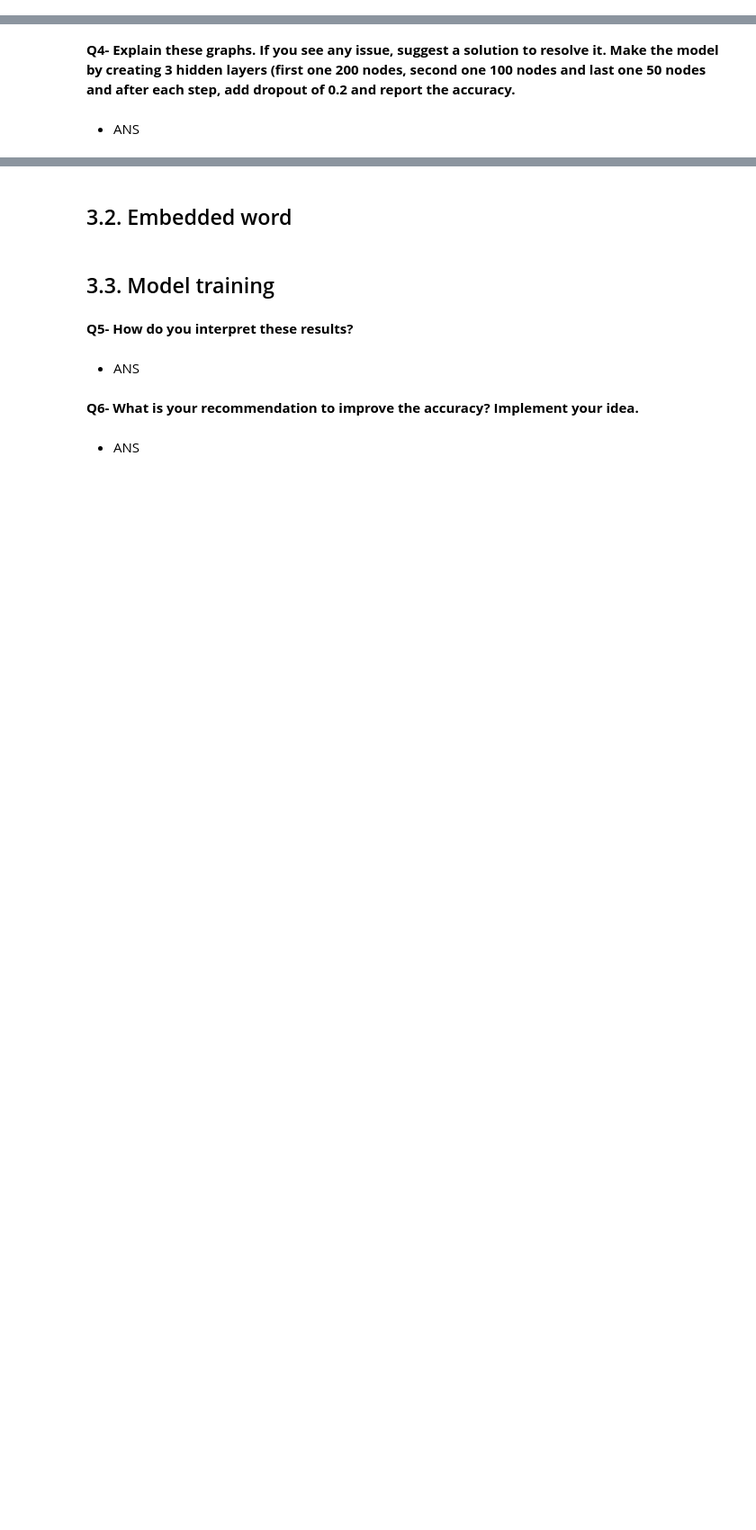
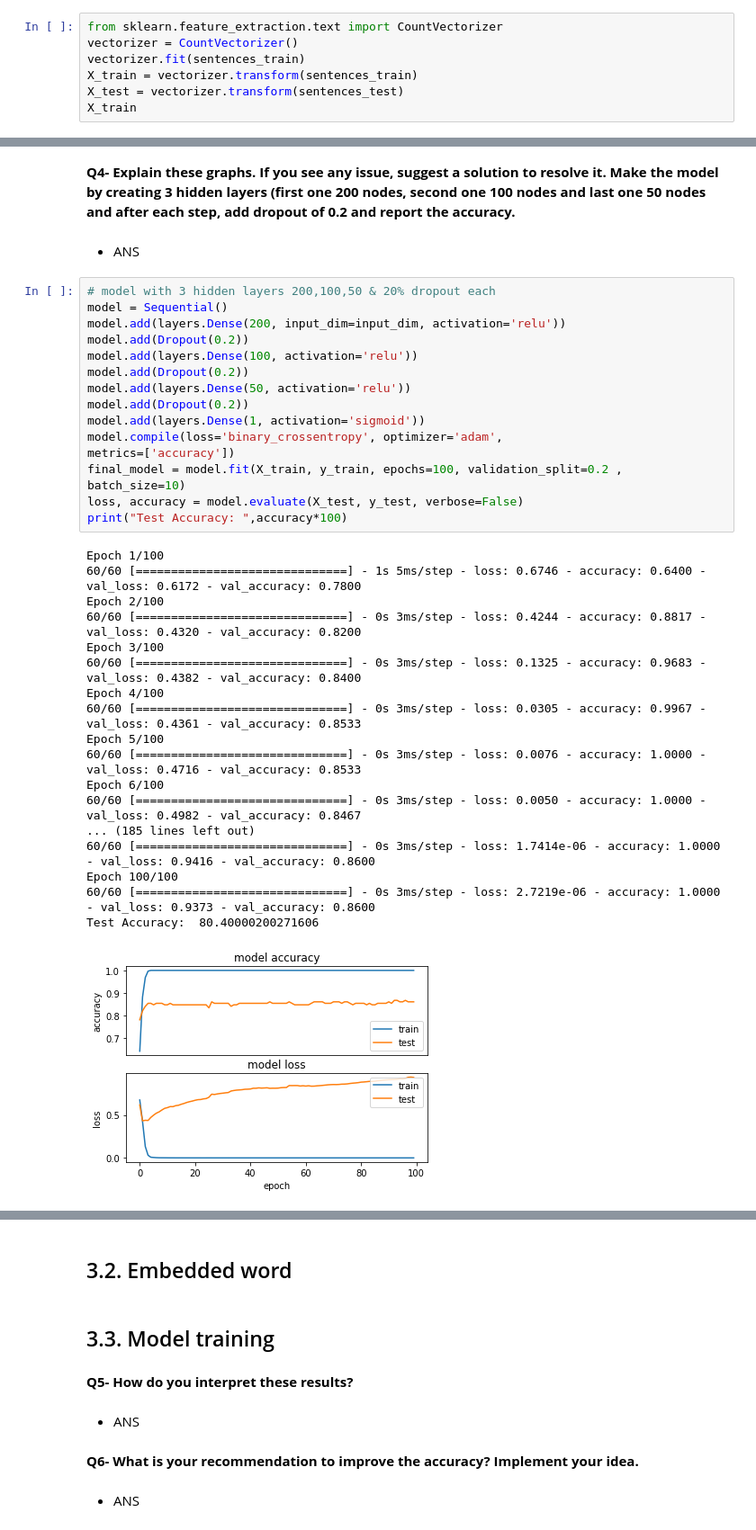
Before and after one commit to rajkumarin/Deep_Learning_on_Images, a Jupyter notebook: ANLY_535_Lab2.ipynb, the cells around one changed output, grey strips where cells are left out. Shown at 90% size. Drawn from its saved outputs; the diff is of its cells as text; blank space fills up the shorter version.

```diff
--- a/ANLY_535_Lab2.ipynb
+++ b/ANLY_535_Lab2.ipynb
@@ -170,0 +213,7 @@ Name: 0, dtype: object
+# %%
+from sklearn.feature_extraction.text import CountVectorizer
+vectorizer = CountVectorizer()
+vectorizer.fit(sentences_train)
+X_train = vectorizer.transform(sentences_train)
+X_test = vectorizer.transform(sentences_test)
+X_train
@@ -172,3 +285,38 @@ Name: 0, dtype: object
 **Q4- Explain these graphs. If you see any issue, suggest a solution to resolve it. Make the model by creating 3 hidden layers (first one 200 nodes, second one 100 nodes and last one 50 nodes and after each step, add dropout of 0.2 and report the accuracy.**
 # %% [markdown]
 - ANS
+# %%
+# model with 3 hidden layers 200,100,50 & 20% dropout each
+model = Sequential()
+model.add(layers.Dense(200, input_dim=input_dim, activation='relu'))
+model.add(Dropout(0.2))
+model.add(layers.Dense(100, activation='relu'))
+model.add(Dropout(0.2))
+model.add(layers.Dense(50, activation='relu'))
+model.add(Dropout(0.2))
+model.add(layers.Dense(1, activation='sigmoid'))
+model.compile(loss='binary_crossentropy', optimizer='adam',
+metrics=['accuracy'])
+final_model = model.fit(X_train, y_train, epochs=100, validation_split=0.2 ,
+batch_size=10)
+loss, accuracy = model.evaluate(X_test, y_test, verbose=False)
+print("Test Accuracy: ",accuracy*100)
+# %% [output]
+Epoch 1/100
+60/60 [==============================] - 1s 5ms/step - loss: 0.6746 - accuracy: 0.6400 - val_loss: 0.6172 - val_accuracy: 0.7800
+Epoch 2/100
+60/60 [==============================] - 0s 3ms/step - loss: 0.4244 - accuracy: 0.8817 - val_loss: 0.4320 - val_accuracy: 0.8200
+Epoch 3/100
+60/60 [==============================] - 0s 3ms/step - loss: 0.1325 - accuracy: 0.9683 - val_loss: 0.4382 - val_accuracy: 0.8400
+Epoch 4/100
+60/60 [==============================] - 0s 3ms/step - loss: 0.0305 - accuracy: 0.9967 - val_loss: 0.4361 - val_accuracy: 0.8533
+Epoch 5/100
+60/60 [==============================] - 0s 3ms/step - loss: 0.0076 - accuracy: 1.0000 - val_loss: 0.4716 - val_accuracy: 0.8533
+Epoch 6/100
+60/60 [==============================] - 0s 3ms/step - loss: 0.0050 - accuracy: 1.0000 - val_loss: 0.4982 - val_accuracy: 0.8467
+... (185 lines left out)
+60/60 [==============================] - 0s 3ms/step - loss: 1.7414e-06 - accuracy: 1.0000 - val_loss: 0.9416 - val_accuracy: 0.8600
+Epoch 100/100
+60/60 [==============================] - 0s 3ms/step - loss: 2.7219e-06 - accuracy: 1.0000 - val_loss: 0.9373 - val_accuracy: 0.8600
+Test Accuracy:  80.40000200271606
+[figure, added]
```
Also changed, not shown: parts of 11 cells of this notebook.
